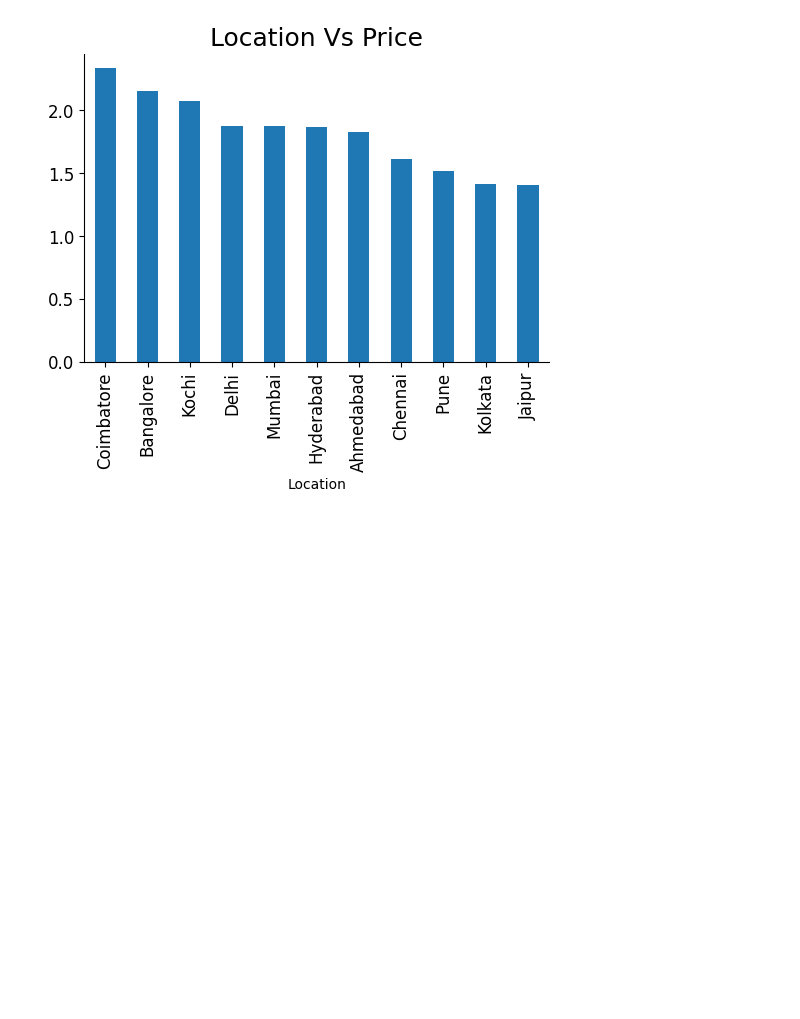
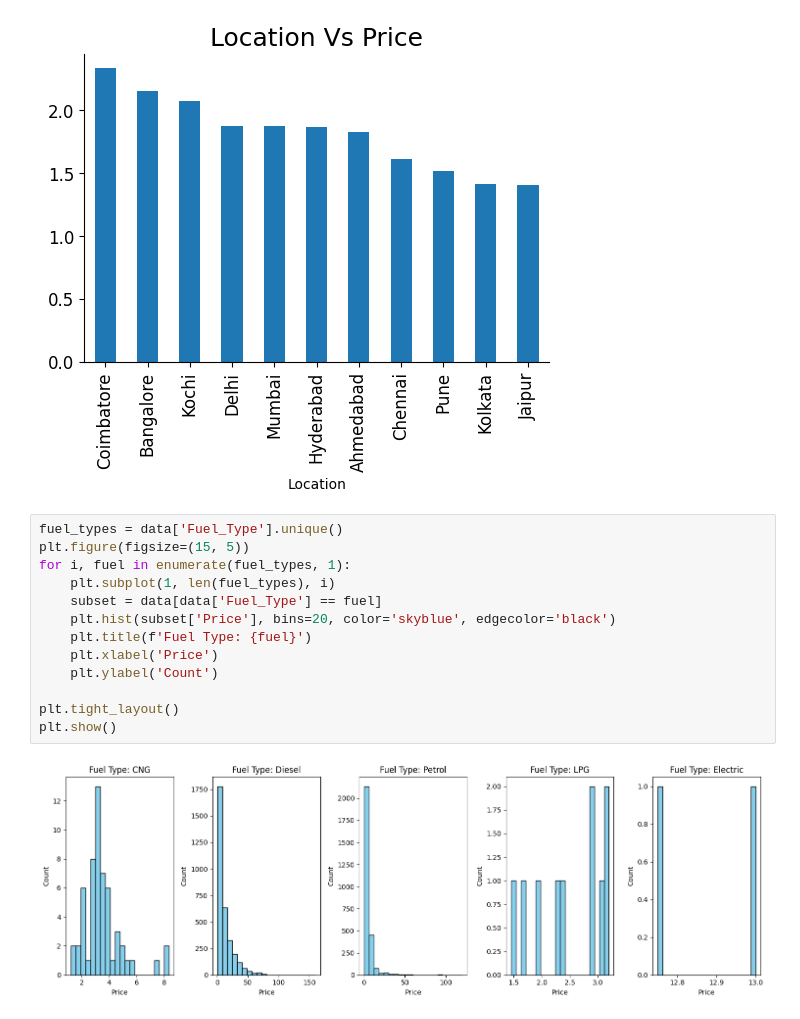
Before and after one commit to hiteshpatil2005/Machine-Learning-Laboratory, a Jupyter notebook: Assignment-1/test.ipynb, the cells around one changed output. Saved outputs shown, nothing was run; the diff lists cells and outputs as text; blank space fills up the shorter version.

```diff
--- a/Assignment-1/test.ipynb
+++ b/Assignment-1/test.ipynb
@@ -598,3 +598,18 @@ plt.subplots_adjust(wspace=0.5)
 sns.despine()
 # %% [output]
 [figure]
+# %%
+fuel_types = data['Fuel_Type'].unique()
+plt.figure(figsize=(15, 5))
+for i, fuel in enumerate(fuel_types, 1):
+    plt.subplot(1, len(fuel_types), i)
+    subset = data[data['Fuel_Type'] == fuel]
+    plt.hist(subset['Price'], bins=20, color='skyblue', edgecolor='black')
+    plt.title(f'Fuel Type: {fuel}')
+    plt.xlabel('Price')
+    plt.ylabel('Count')
+
+plt.tight_layout()
+plt.show()
+# %% [output]
+[figure, added]
```
Also changed, not shown: parts of 1 cell of this notebook.
